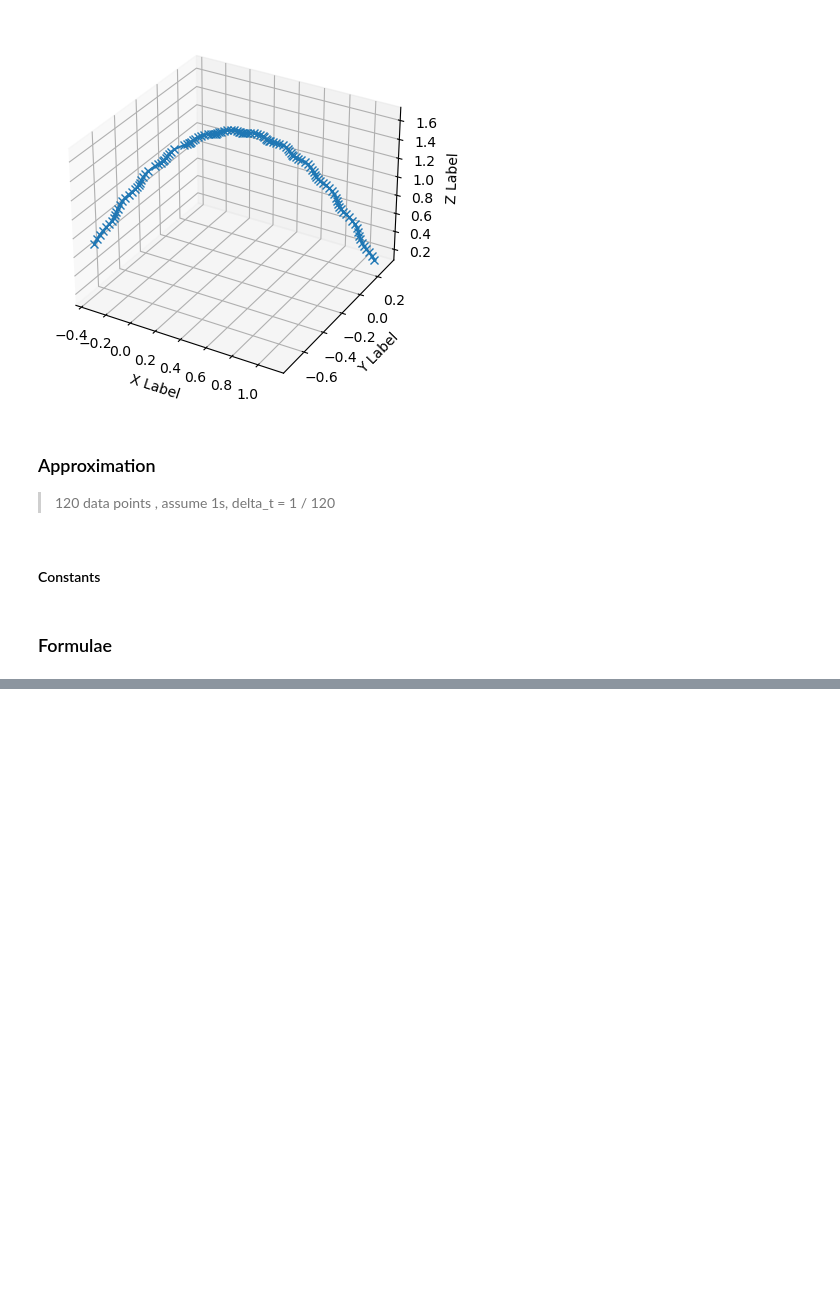
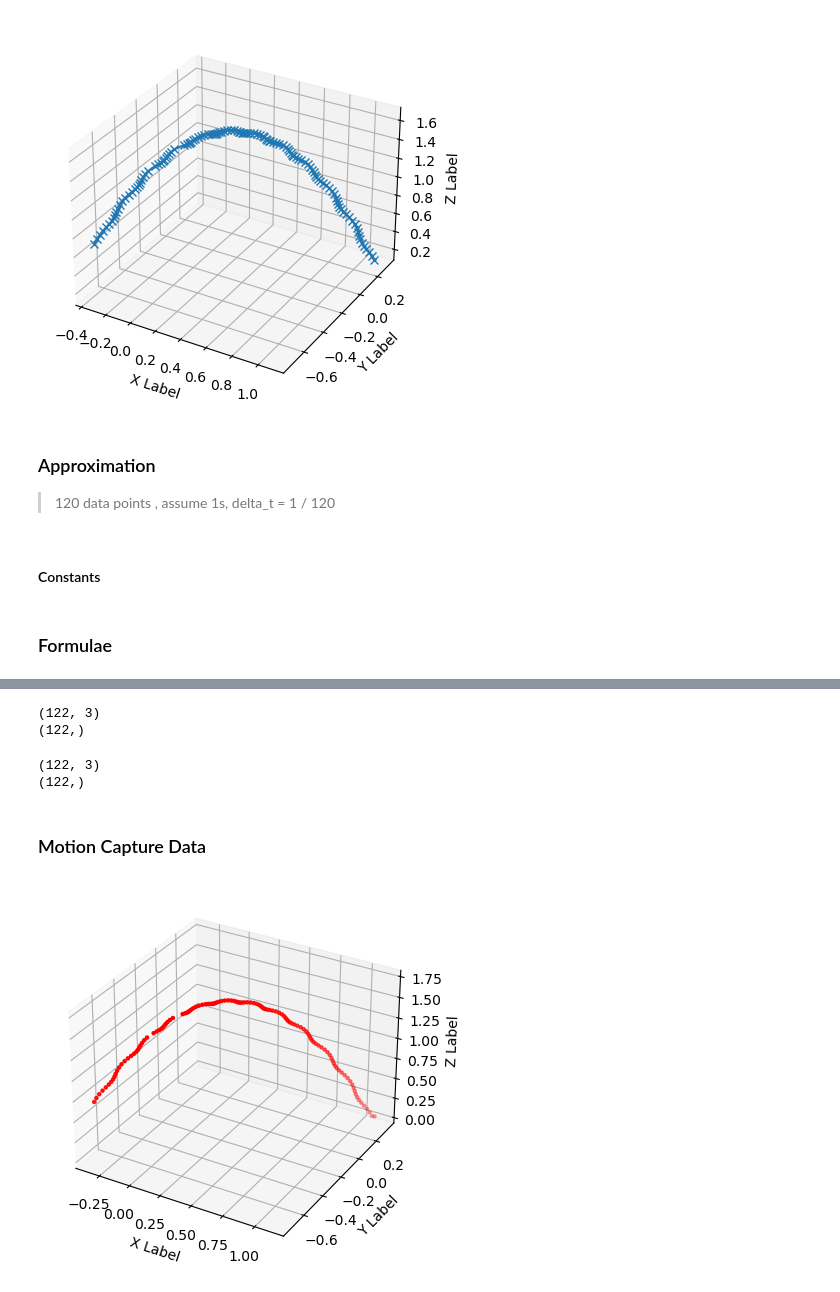
Before and after one commit to kirankigi5/ball_tracking, a Jupyter notebook: ball_tracking.ipynb, the cells around one changed output, grey strips where cells are left out. Saved outputs shown, nothing was run; the diff lists cells and outputs as text; code cells hidden in the pictures; blank space fills up the shorter version.

```diff
--- a/ball_tracking.ipynb
+++ b/ball_tracking.ipynb
@@ -145,0 +148,11 @@ def pos_step_k_plus_1(pos_step_k, vel_step_k_plus_1, dt):
+# %%
+# read from data_2_modified.csv file
+
+import pandas as pd
+import numpy as np
+import matplotlib.pyplot as plt
+
+# read data from csv file
+df = pd.read_csv('data_2_modified.csv')
+
+df
@@ -145,0 +173,54 @@ def pos_step_k_plus_1(pos_step_k, vel_step_k_plus_1, dt):
+# %%
+# from df variable take columns clock_1, x, y, z and store in a numpy array
+
+
+motion_capture_data_array = df[['x', 'y', 'z']].to_numpy()
+clock_1 = df['clock_1'].to_numpy()
+
+motion_capture_data_array = motion_capture_data_array[3:]
+clock_1 = clock_1[3:]
+
+print(motion_capture_data_array.shape)
+print(clock_1.shape)
+# np.shape(motion_capture_data_array)
+# %% [output]
+(122, 3)
+(122,)
+# %%
+predicted_data_array = df[['next_x', 'next_y', 'next_z']].to_numpy()
+
+predicted_data_array[2] = motion_capture_data_array[0]
+predicted_data_array[3] = motion_capture_data_array[1]
+
+predicted_data_array = predicted_data_array[2:-1]
+
+clock_2 = df['clock_2'].to_numpy()
+
+clock_2 = clock_2[3 :]
+
+print(predicted_data_array.shape)
+print(clock_2.shape)
+# %% [output]
+(122, 3)
+(122,)
+# %% [markdown]
+### Motion Capture Data
+# %%
+# plot motion_capture_data_array in 3D
+
+
+fig = plt.figure()
+
+ax = fig.add_subplot(111, projection='3d')
+
+ax.scatter(motion_capture_data_array[:,0], motion_capture_data_array[:,1], motion_capture_data_array[:,2], c='r', marker='.')
+
+ax.set_xlabel('X Label')
+
+ax.set_ylabel('Y Label')
+
+ax.set_zlabel('Z Label')
+
+plt.show()
+# %% [output]
+[figure, added]
```
Also changed, not shown: parts of 6 cells of this notebook, 1 other file.
